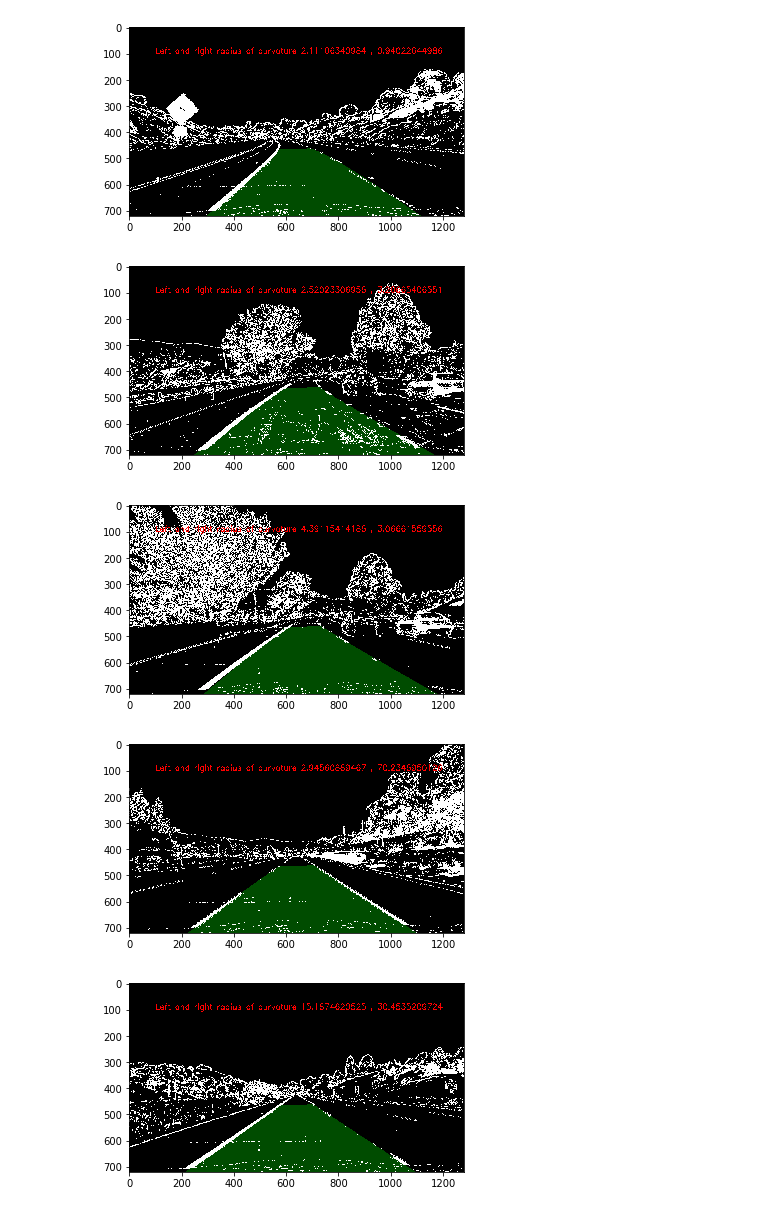
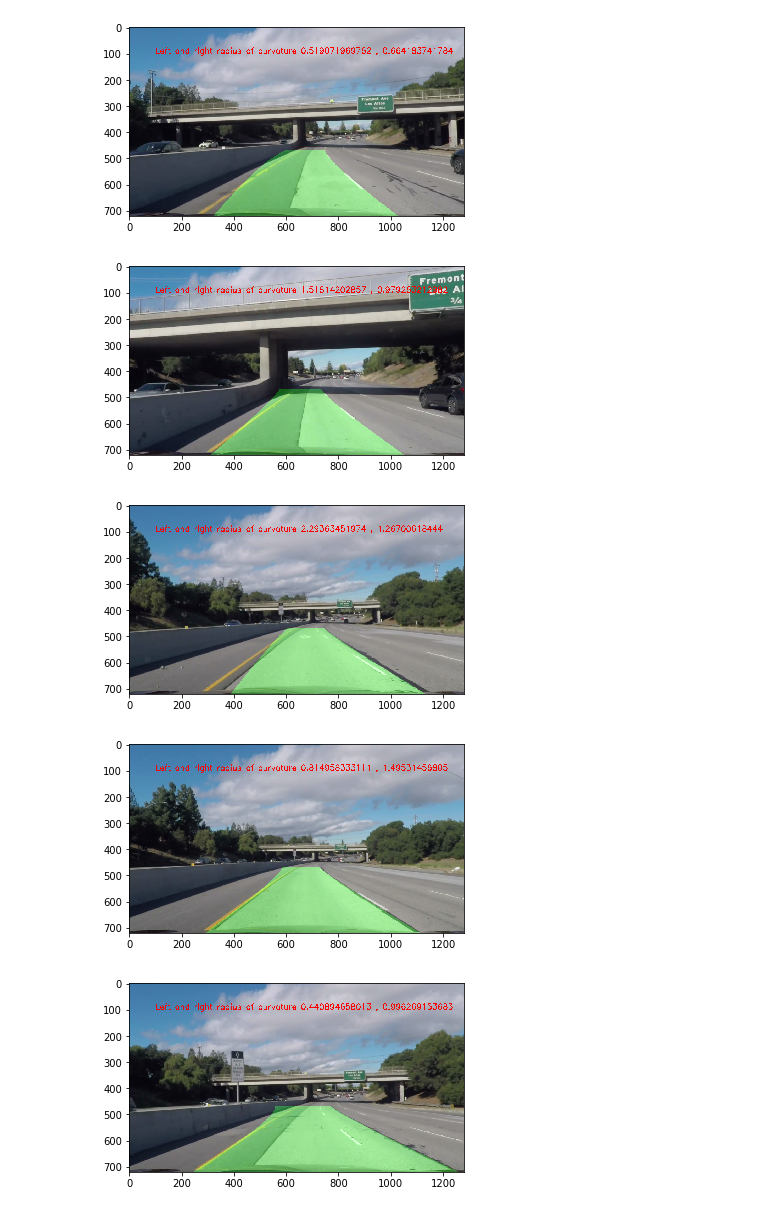
Before and after one commit to imayank/Advanced-Lane-Finding, a Jupyter notebook: DetectingLaneLines.ipynb, the cells around one changed output. Saved outputs shown, nothing was run; the diff lists cells and outputs as text; code cells hidden in the pictures.

Commit message:
working on challenge video

```diff
--- a/DetectingLaneLines.ipynb
+++ b/DetectingLaneLines.ipynb
@@ -60,7 +60,7 @@ class Line():
         self.detected=flag
 
     def get_xvalues(self):
-        return self.recent_xfitted[-1]
+        return self.bestx
 # %%
 objPoints = pickle.load(open( "objPoints", "rb" ))
 imgPoints = pickle.load(open("imgPoints","rb"))
@@ -129,7 +129,8 @@ def perspective_transform(thrs_image):
     br = [sh[1],sh[0]]
 
     src = np.float32([tl,tr,br,bl])
-    dst = np.float32([[200,0],[1000,100],[1000,680],[200,680]])
+    #dst = np.float32([[200,0],[1000,100],[1000,680],[200,680]])
+    dst = np.float32([[0,0],[1280,0],[1250,720],[40,720]])
     M = cv2.getPerspectiveTransform(src,dst)
     Minv = cv2.getPerspectiveTransform(dst,src)
     img_size = (sh[1],sh[0])
@@ -237,7 +238,7 @@ def search_around_poly(binary_warped,left_fit,right_fit):
     # HYPERPARAMETER
     # Choose the width of the margin around the previous polynomial to search
     # The quiz grader expects 100 here, but feel free to tune on your own!
-    margin = 100
+    margin = 50
 
     # Grab activated pixels
     nonzero = binary_warped.nonzero()
@@ -307,7 +308,7 @@ def detect_lanes(image):
     newwarp = cv2.warpPerspective(color_warp, Minv, (image.shape[1], image.shape[0]))
     # Combine the result with the original image
     color_thresh  = np.dstack((thresholded*255,thresholded*255,thresholded*255)).astype(np.uint8)
-    result = cv2.addWeighted(color_thresh, 1, newwarp, 0.3, 0)
+    result = cv2.addWeighted(undist, 1, newwarp, 0.3, 0)
 
     font                   = cv2.FONT_HERSHEY_SIMPLEX
     bottomLeftCornerOfText = (100,100)
@@ -324,7 +325,7 @@ def detect_lanes(image):
 
     return result
 # %%
-for img_name in glob.glob("test_images/*.jpg"):
+for img_name in glob.glob("challenge_video_snapshots/*.jpg"):
     left_lane = Line()
     right_lane = Line()
     image = mpimg.imread(img_name)
@@ -337,5 +338,5 @@ for img_name in glob.glob("test_images/*.jpg"):
-[figure, old version]
+[figure, new version]
-[figure, old version]
+[figure, new version]
-[figure, old version]
+[figure, new version]
-[figure, old version]
+[figure, new version]
-[figure, old version]
+[figure, new version]
```
Also changed, not shown: parts of 4 cells of this notebook, 19 other files.
